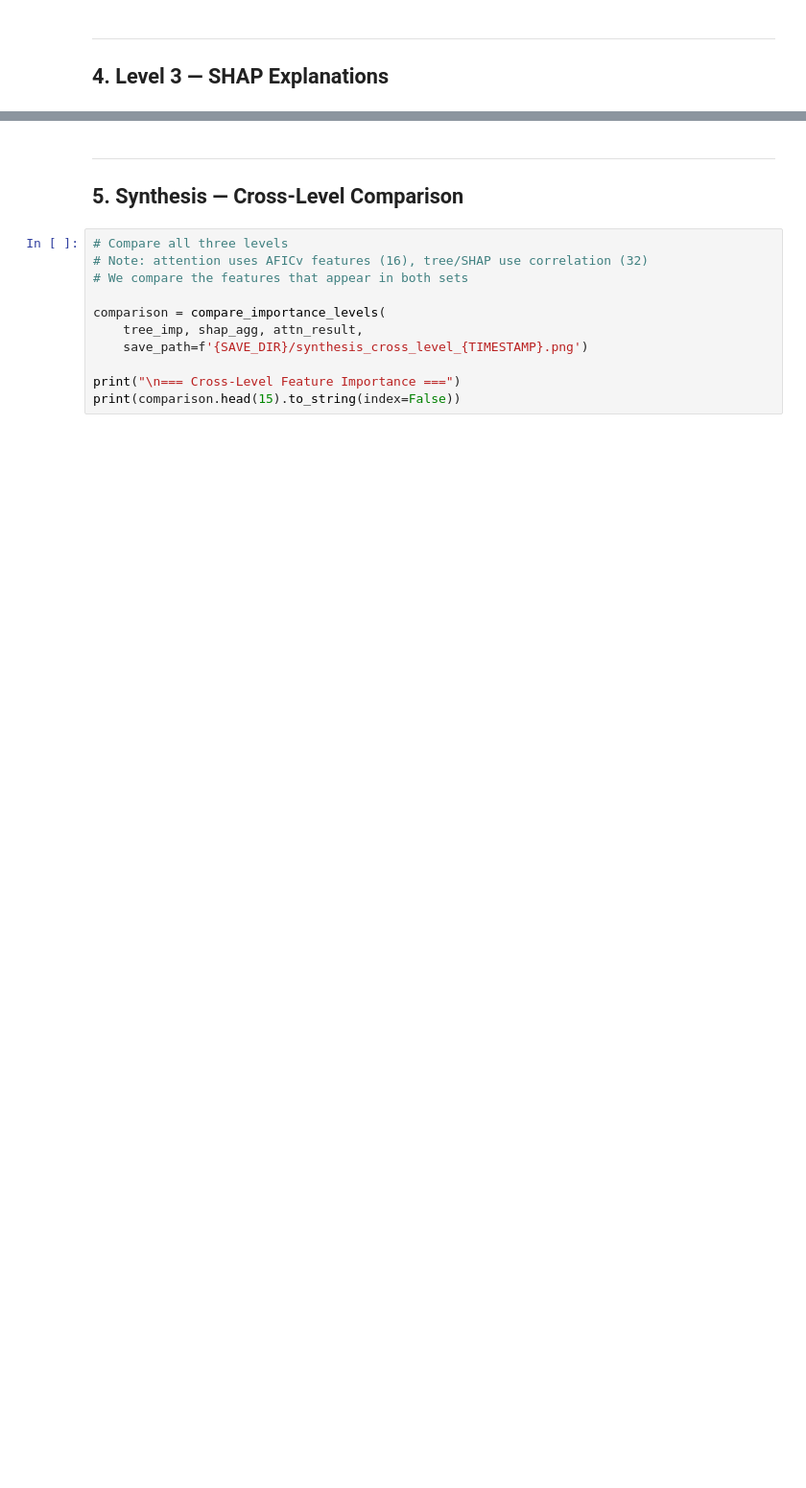
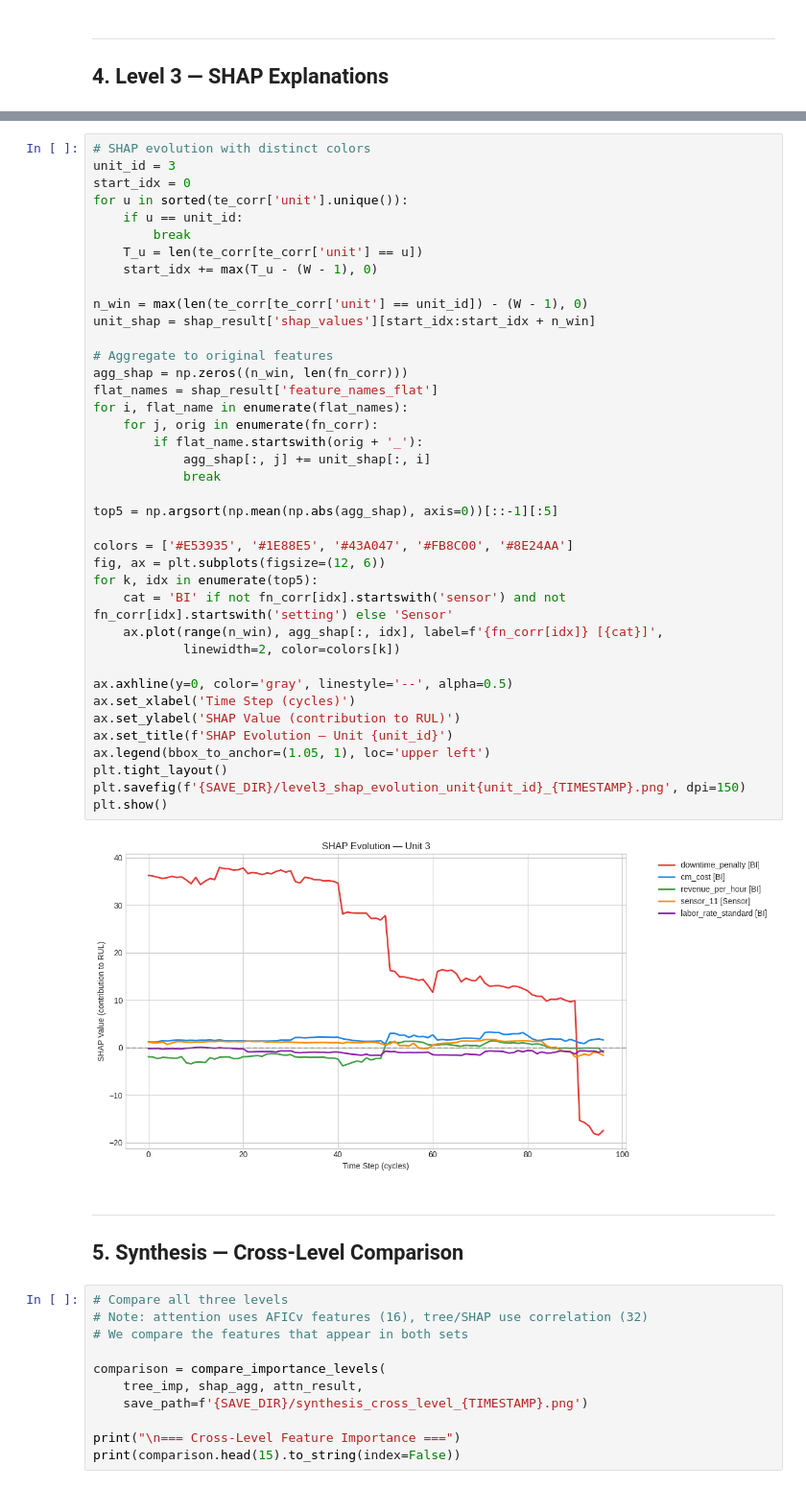
Before and after one commit to f-khadija-benzine/PhD-Project-, a Jupyter notebook: notebooks/W08_Explainability.ipynb, the cells around one changed output, grey strips where cells are left out. Shown at 96% size. Drawn from its saved outputs; the diff is of its cells as text; blank space fills up the shorter version.

```diff
--- a/notebooks/W08_Explainability.ipynb
+++ b/notebooks/W08_Explainability.ipynb
@@ -233,3 +472,44 @@ plot_shap_unit_evolution(shap_result, X_test_corr, te_corr,
+# %%
+# SHAP evolution with distinct colors
+unit_id = 3
+start_idx = 0
+for u in sorted(te_corr['unit'].unique()):
+    if u == unit_id:
+        break
+    T_u = len(te_corr[te_corr['unit'] == u])
+    start_idx += max(T_u - (W - 1), 0)
+
+n_win = max(len(te_corr[te_corr['unit'] == unit_id]) - (W - 1), 0)
+unit_shap = shap_result['shap_values'][start_idx:start_idx + n_win]
+
+# Aggregate to original features
+agg_shap = np.zeros((n_win, len(fn_corr)))
+flat_names = shap_result['feature_names_flat']
+for i, flat_name in enumerate(flat_names):
+    for j, orig in enumerate(fn_corr):
+        if flat_name.startswith(orig + '_'):
+            agg_shap[:, j] += unit_shap[:, i]
+            break
+
+top5 = np.argsort(np.mean(np.abs(agg_shap), axis=0))[::-1][:5]
+
+colors = ['#E53935', '#1E88E5', '#43A047', '#FB8C00', '#8E24AA']
+fig, ax = plt.subplots(figsize=(12, 6))
+for k, idx in enumerate(top5):
+    cat = 'BI' if not fn_corr[idx].startswith('sensor') and not fn_corr[idx].startswith('setting') else 'Sensor'
+    ax.plot(range(n_win), agg_shap[:, idx], label=f'{fn_corr[idx]} [{cat}]',
+            linewidth=2, color=colors[k])
+
+ax.axhline(y=0, color='gray', linestyle='--', alpha=0.5)
+ax.set_xlabel('Time Step (cycles)')
+ax.set_ylabel('SHAP Value (contribution to RUL)')
+ax.set_title(f'SHAP Evolution — Unit {unit_id}')
+ax.legend(bbox_to_anchor=(1.05, 1), loc='upper left')
+plt.tight_layout()
+plt.savefig(f'{SAVE_DIR}/level3_shap_evolution_unit{unit_id}_{TIMESTAMP}.png', dpi=150)
+plt.show()
+# %% [output]
+[figure, added]
 # %% [markdown]
 ---
 ## 5. Synthesis — Cross-Level Comparison
```
Also changed, not shown: parts of 24 cells of this notebook.
